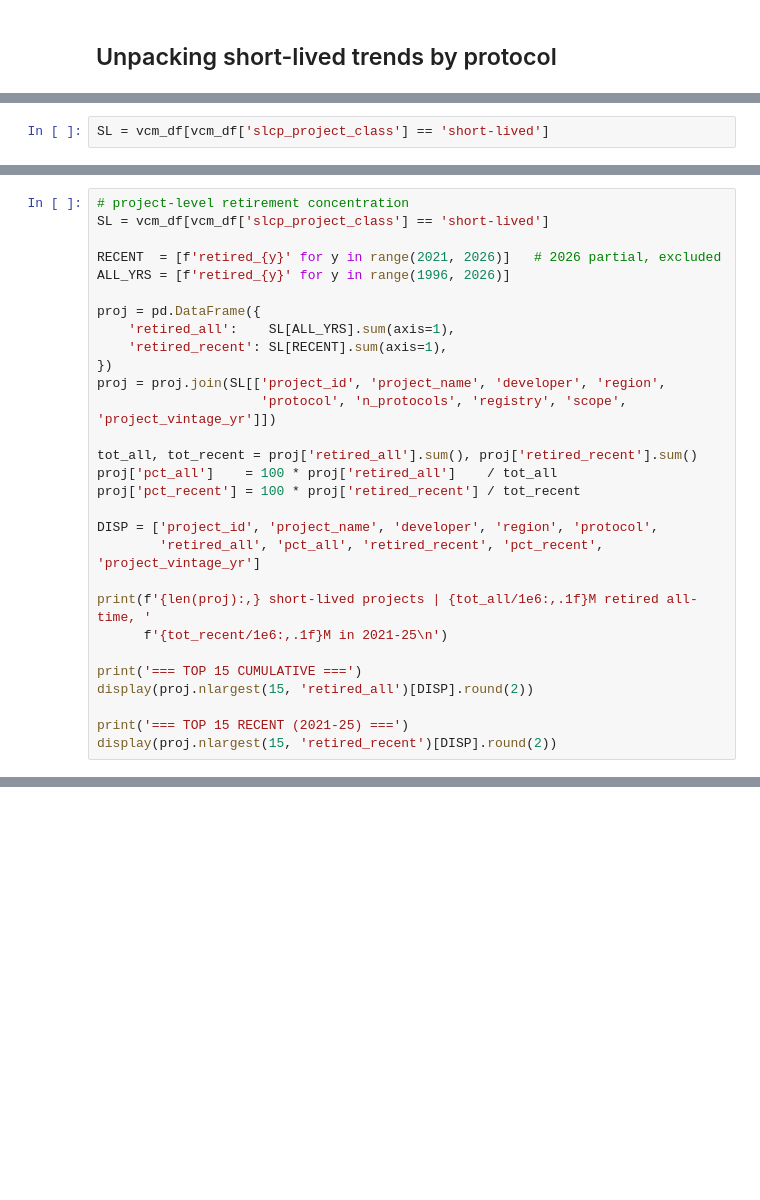
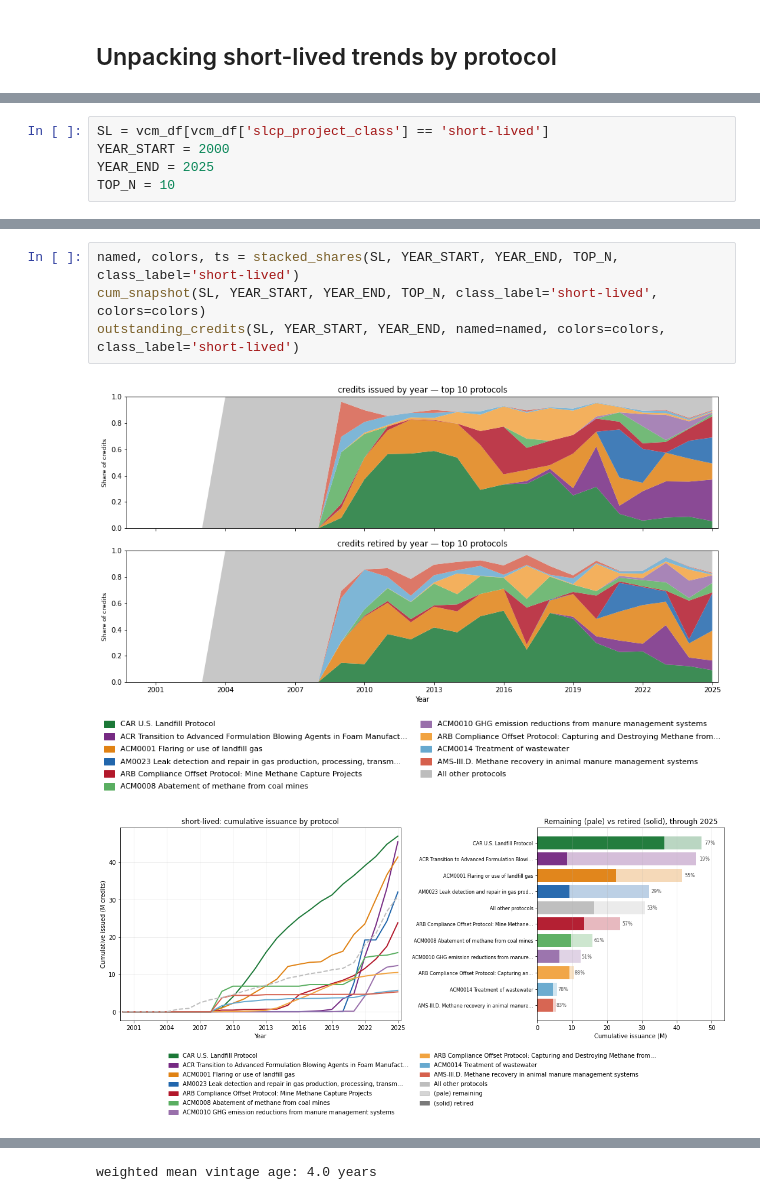
Before and after one commit to carbonplan/slcp-offsetting, a Jupyter notebook: notebooks/04-vcm-slcp-analysis.ipynb, the cells around one changed output, grey strips where cells are left out. Cells and saved outputs as stored; diff of their text form; blank space fills up the shorter version.

Commit message:
updating notebook to produce timeseries data

```diff
--- a/notebooks/04-vcm-slcp-analysis.ipynb
+++ b/notebooks/04-vcm-slcp-analysis.ipynb
@@ -479,2 +671,5 @@ Over all time, landfills have played the biggest role in SLCP issuance (CAR US L
 # %%
 SL = vcm_df[vcm_df['slcp_project_class'] == 'short-lived']
+YEAR_START = 2000
+YEAR_END = 2025
+TOP_N = 10
@@ -770,29 +675,0 @@ display(proj.nlargest(15, 'issued_recent')[DISP].round(2))
-# %%
-# project-level retirement concentration
-SL = vcm_df[vcm_df['slcp_project_class'] == 'short-lived']
-
-RECENT  = [f'retired_{y}' for y in range(2021, 2026)]   # 2026 partial, excluded
-ALL_YRS = [f'retired_{y}' for y in range(1996, 2026)]
-
-proj = pd.DataFrame({
-    'retired_all':    SL[ALL_YRS].sum(axis=1),
-    'retired_recent': SL[RECENT].sum(axis=1),
-})
-proj = proj.join(SL[['project_id', 'project_name', 'developer', 'region',
-                     'protocol', 'n_protocols', 'registry', 'scope', 'project_vintage_yr']])
-
-tot_all, tot_recent = proj['retired_all'].sum(), proj['retired_recent'].sum()
-proj['pct_all']    = 100 * proj['retired_all']    / tot_all
-proj['pct_recent'] = 100 * proj['retired_recent'] / tot_recent
-
-DISP = ['project_id', 'project_name', 'developer', 'region', 'protocol',
-        'retired_all', 'pct_all', 'retired_recent', 'pct_recent', 'project_vintage_yr']
-
-print(f'{len(proj):,} short-lived projects | {tot_all/1e6:,.1f}M retired all-time, '
-      f'{tot_recent/1e6:,.1f}M in 2021-25\n')
-
-print('=== TOP 15 CUMULATIVE ===')
-display(proj.nlargest(15, 'retired_all')[DISP].round(2))
-
-print('=== TOP 15 RECENT (2021-25) ===')
-display(proj.nlargest(15, 'retired_recent')[DISP].round(2))
@@ -963,0 +676,7 @@ landfill.sort_values('issued_all', ascending=False)[DISP].head(30).round(2)
+# %%
+named, colors, ts = stacked_shares(SL, YEAR_START, YEAR_END, TOP_N, class_label='short-lived')
+cum_snapshot(SL, YEAR_START, YEAR_END, TOP_N, class_label='short-lived', colors=colors)
+outstanding_credits(SL, YEAR_START, YEAR_END, named=named, colors=colors, class_label='short-lived')
+# %% [output]
+[figure, added]
+[figure, added]
@@ -963,0 +684 @@ landfill.sort_values('issued_all', ascending=False)[DISP].head(30).round(2)
+weighted mean vintage age: 4.0 years
```
Also changed, not shown: parts of 54 cells of this notebook.
